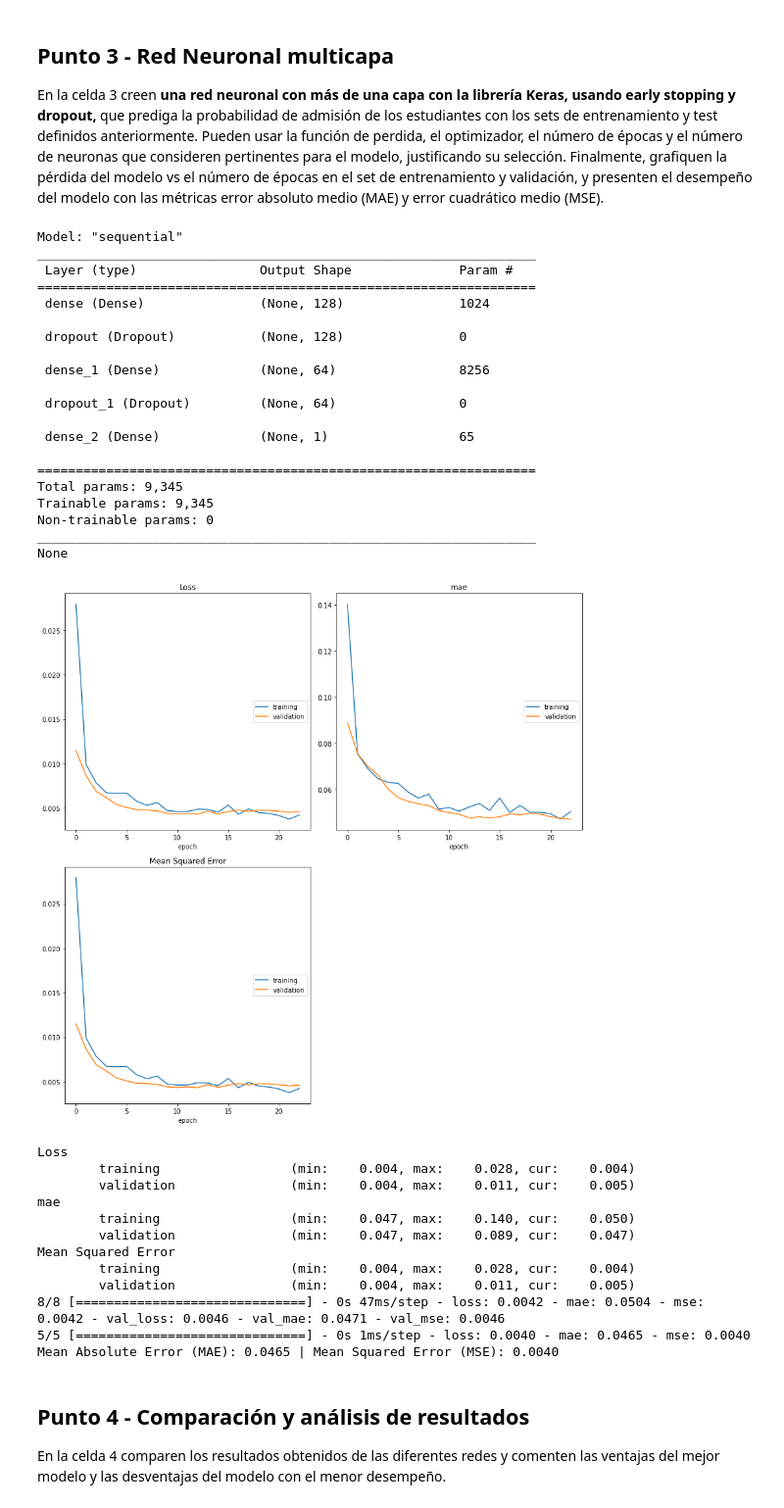
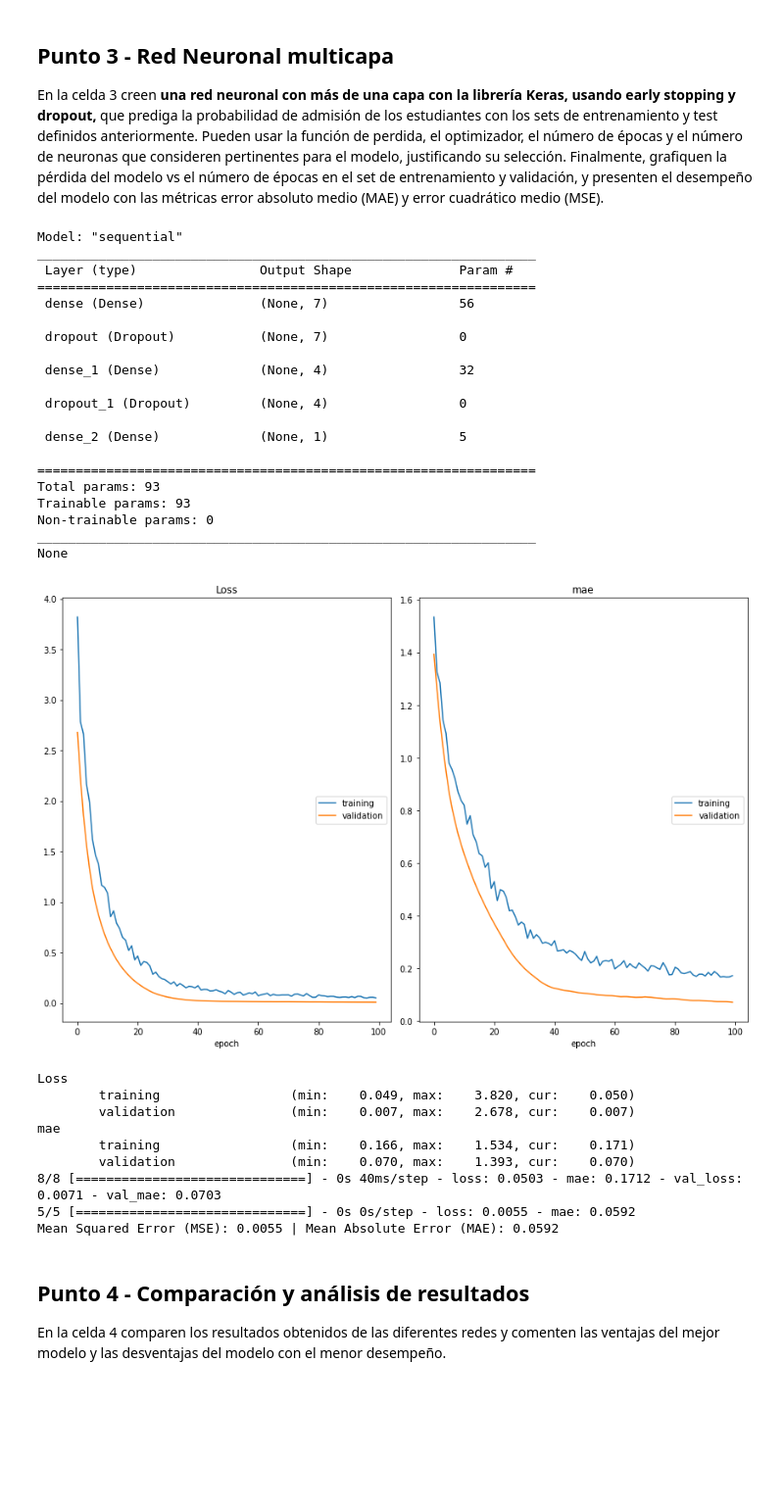
Before and after one commit to fruedar/MIAD_NLP_2024, a Jupyter notebook: Semana 6/S6TC1-Redes_Neuronales.ipynb, the cells around one changed output. Shown: that part at 98% size. Cells and saved outputs as stored; diff of their text form; code cells hidden in the pictures; blank space fills up the shorter version.

```diff
--- a/Semana 6/S6TC1-Redes_Neuronales.ipynb
+++ b/Semana 6/S6TC1-Redes_Neuronales.ipynb
@@ -139,7 +136,6 @@ Mean Absolute Error (MAE): 0.0448 | Mean Squared Error (MSE): 0.0037
 
 En la celda 2 creen una **red neuronal con dos capas** con la librería Keras, que prediga la probabilidad de admisión de los estudiantes usando los sets de entrenamiento y test definidos anteriormente. Pueden usar la función de perdida, el optimizador, el número de épocas y el número de neuronas que consideren pertinentes para el modelo, justificando su selección. Finalmente, grafiquen la pérdida del modelo vs el número de épocas en el set de entrenamiento y validación, y presenten el desempeño del modelo con las métricas error absoluto medio (MAE) y error cuadrático medio (MSE).
 # %%
-# Celda 2
 # Celda 2
 
 # Limpiamos la sesión para no ocupar tanta memoria
@@ -151,9 +147,14 @@ model = Sequential()
 # Separación de datos de entrenamiento para considerar un set de validación durante entrenamiento
 X_train, X_val, y_train, y_val = train_test_split(X_train, y_train, test_size=0.15, random_state=42)
 
-# Definimos dos capas densas con un tamaño de salida de 512 y 256 a output_var y un input_shape de dims
-model.add(Dense(512, input_shape=(dims,), activation='relu'))
-model.add(Dense(256, activation='relu'))
+#Capa 1
+model.add(Dense(7, input_shape=(dims,)))
+
+#Capa 2
+model.add(Dense(4))
+
+#Capa de salida
+model.add(Dense(output_var))
 
 # Impresión de la arquitectura de la red neuronal
 print(model.summary())
@@ -173,11 +176,11 @@ Non-trainable params: 0
 _________________________________________________________________
 None
 # %%
-model.compile(optimizer='Adam', loss='mean_squared_error', metrics=['mae', 'mse'])
+model.compile(optimizer='Adam', loss='mean_squared_error', metrics=['mae'])
 
 # Entrenamos la red neuronal con 20 épocas
-model.fit(X_train, y_train, verbose=1, epochs=50, validation_data=(X_val, y_val), callbacks=[PlotLossesKeras()])
+model.fit(X_train, y_train, verbose=1, epochs=100, validation_data=(X_val, y_val), callbacks=[PlotLossesKeras()])
 
-loss, mae, mse = model.evaluate(X_test, y_test)
-print(f"Mean Absolute Error (MAE): {mae:.4f} | Mean Squared Error (MSE): {mse:.4f}")
+mse2, mae2= model.evaluate(X_test, y_test)
+print(f"Mean Squared Error (MSE): {mse2:.4f} | Mean Absolute Error (MAE): {mae2:.4f}")
 # %% [output]
@@ -209,16 +209,16 @@ model = Sequential()
 # Separación de datos de entrenamiento para considerar un set de validación durante entrenamiento
 X_train, X_val, y_train, y_val = train_test_split(X_train, y_train, test_size=0.15, random_state=42)
 
-# Capa 1
-model.add(Dense(128, input_shape=(dims,), activation='relu'))
+#Capa 1
+model.add(Dense(7, input_shape=(dims,)))
 model.add(Dropout(0.2)) # https://machinelearningmastery.com/dropout-regularization-deep-learning-models-keras/
 
-# Capa 2
-model.add(Dense(64, activation='relu'))
-model.add(Dropout(0.2))
+#Capa 2
+model.add(Dense(4))
+model.add(Dropout(0.1))
 
-# Capa de salida
-model.add(Dense(output_var, activation='sigmoid'))
+#Capa de salida
+model.add(Dense(output_var))
 
 # Impresión de la arquitectura de la red neuronal
 print(model.summary())
@@ -227,47 +227,44 @@ Model: "sequential"
 _________________________________________________________________
  Layer (type)                Output Shape              Param #
 =================================================================
- dense (Dense)               (None, 128)               1024
+ dense (Dense)               (None, 7)                 56
 
- dropout (Dropout)           (None, 128)               0
+ dropout (Dropout)           (None, 7)                 0
 
- dense_1 (Dense)             (None, 64)                8256
+ dense_1 (Dense)             (None, 4)                 32
 
- dropout_1 (Dropout)         (None, 64)                0
+ dropout_1 (Dropout)         (None, 4)                 0
 
- dense_2 (Dense)             (None, 1)                 65
+ dense_2 (Dense)             (None, 1)                 5
 
 =================================================================
-Total params: 9,345
-Trainable params: 9,345
+Total params: 93
+Trainable params: 93
 Non-trainable params: 0
 _________________________________________________________________
 None
 # %%
 from keras.callbacks import EarlyStopping
-model.compile(optimizer='adam', loss='mean_squared_error', metrics=['mae', 'mse'])
+model.compile(optimizer='Adam', loss='mean_squared_error', metrics=['mae'])
 early_stop = EarlyStopping(monitor='val_loss', patience=10)
 
-# Entrenamos la red neuronal con 100 épocas un batch zise de 32
-history = model.fit(X_train, y_train, batch_size=32, epochs=100, validation_data=(X_val, y_val), callbacks=[PlotLossesKeras(), early_stop])
+# Entrenamos la red neuronal con 100 épocas un batch size de 32
+model.fit(X_train, y_train, verbose=1, epochs=100, validation_data=(X_val, y_val), callbacks=[PlotLossesKeras(), early_stop])
 
 # Evaluamos el desempeño del modelo
-loss, mae, mse = model.evaluate(X_test, y_test)
-print(f"Mean Absolute Error (MAE): {mae:.4f} | Mean Squared Error (MSE): {mse:.4f}")
+mse3, mae3= model.evaluate(X_test, y_test)
+print(f"Mean Squared Error (MSE): {mse3:.4f} | Mean Absolute Error (MAE): {mae3:.4f}")
 # %% [output]
-[figure, old version]
+[figure, new version]
 Loss
-        training                 (min:    0.004, max:    0.028, cur:    0.004)
-        validation               (min:    0.004, max:    0.011, cur:    0.005)
+        training                 (min:    0.049, max:    3.820, cur:    0.050)
+        validation               (min:    0.007, max:    2.678, cur:    0.007)
 mae
-        training                 (min:    0.047, max:    0.140, cur:    0.050)
-        validation               (min:    0.047, max:    0.089, cur:    0.047)
-Mean Squared Error
-        training                 (min:    0.004, max:    0.028, cur:    0.004)
-        validation               (min:    0.004, max:    0.011, cur:    0.005)
-8/8 [==============================] - 0s 47ms/step - loss: 0.0042 - mae: 0.0504 - mse: 0.0042 - val_loss: 0.0046 - val_mae: 0.0471 - val_mse: 0.0046
-5/5 [==============================] - 0s 1ms/step - loss: 0.0040 - mae: 0.0465 - mse: 0.0040
-Mean Absolute Error (MAE): 0.0465 | Mean Squared Error (MSE): 0.0040
+        training                 (min:    0.166, max:    1.534, cur:    0.171)
+        validation               (min:    0.070, max:    1.393, cur:    0.070)
+8/8 [==============================] - 0s 40ms/step - loss: 0.0503 - mae: 0.1712 - val_loss: 0.0071 - val_mae: 0.0703
+5/5 [==============================] - 0s 0s/step - loss: 0.0055 - mae: 0.0592
+Mean Squared Error (MSE): 0.0055 | Mean Absolute Error (MAE): 0.0592
 # %% [markdown]
 ## Punto 4 - Comparación y análisis de resultados
 
```
Also changed, not shown: parts of 5 cells of this notebook, 5 other files.
